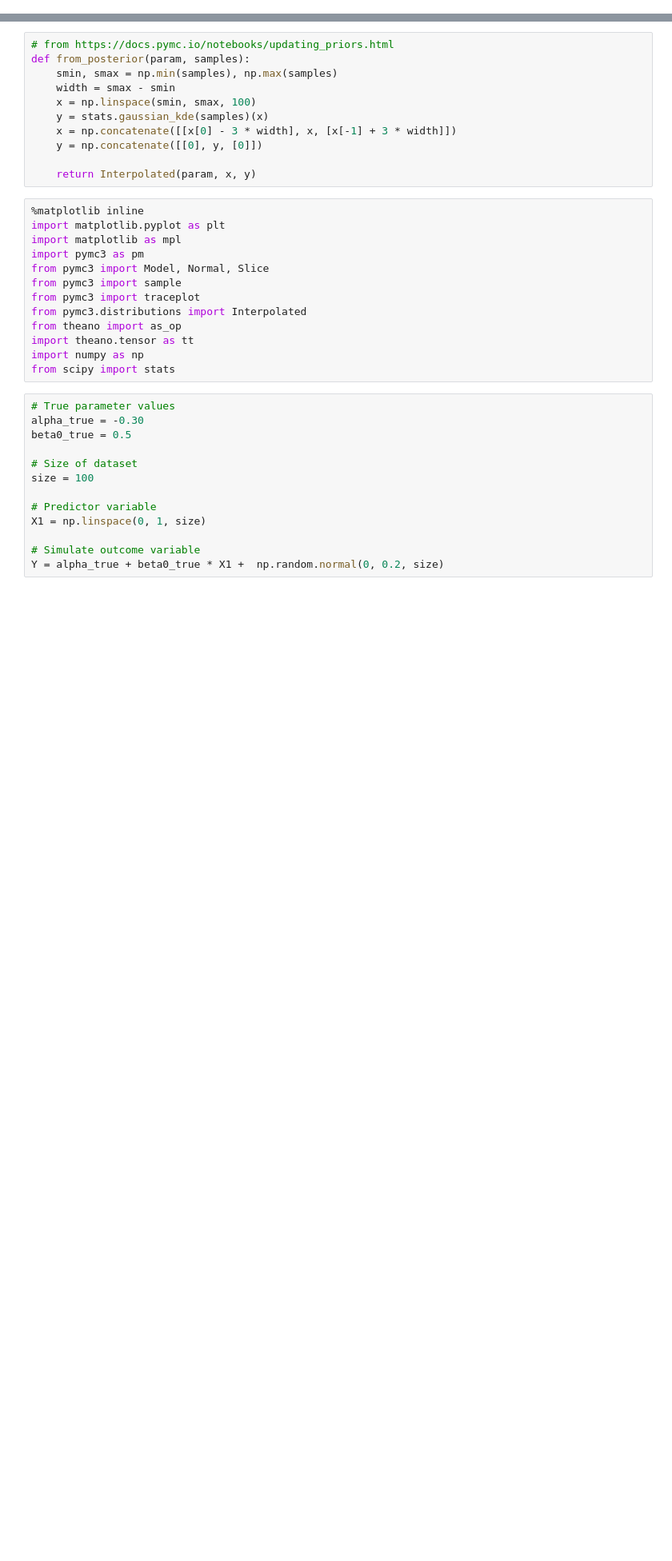
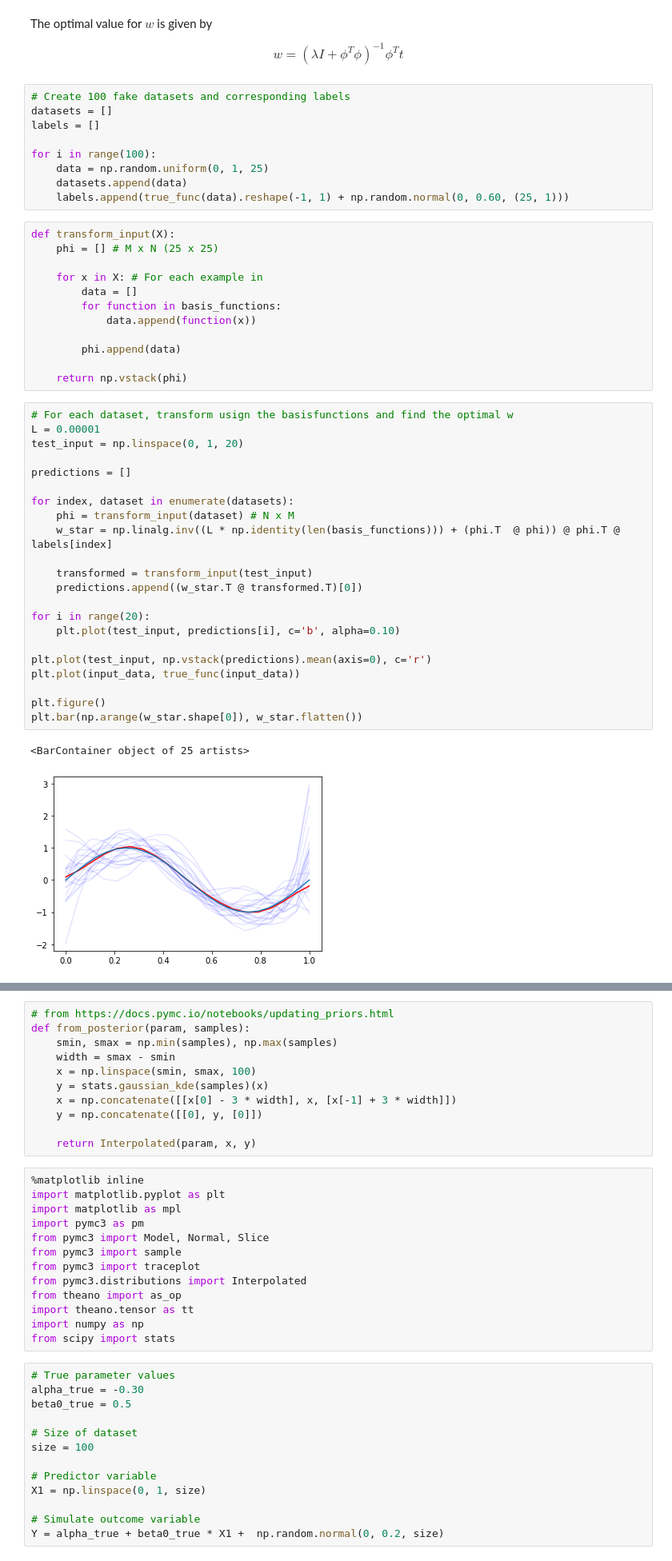
Before and after one commit to wouterMostard/PRML, a Jupyter notebook: Chapter 3 Linear Models for Regression.ipynb, the cells around one changed output, grey strips where cells are left out. Shown at 80% size. Cells and saved outputs as stored; diff of their text form; blank space fills up the shorter version.

```diff
--- a/Chapter 3 Linear Models for Regression.ipynb
+++ b/Chapter 3 Linear Models for Regression.ipynb
@@ -0,0 +57,52 @@
+# %% [markdown]
+The optimal value for $w$ is given by
+
+$$
+    w = (\lambda I + \phi^T\phi)^{-1}\phi^T t
+$$
+# %%
+# Create 100 fake datasets and corresponding labels
+datasets = []
+labels = []
+
+for i in range(100):
+    data = np.random.uniform(0, 1, 25)
+    datasets.append(data)
+    labels.append(true_func(data).reshape(-1, 1) + np.random.normal(0, 0.60, (25, 1)))
+# %%
+def transform_input(X):
+    phi = [] # M x N (25 x 25)
+
+    for x in X: # For each example in
+        data = []
+        for function in basis_functions:
+            data.append(function(x))
+
+        phi.append(data)
+
+    return np.vstack(phi)
+# %%
+# For each dataset, transform usign the basisfunctions and find the optimal w
+L = 0.00001
+test_input = np.linspace(0, 1, 20)
+
+predictions = []
+
+for index, dataset in enumerate(datasets):
+    phi = transform_input(dataset) # N x M
+    w_star = np.linalg.inv((L * np.identity(len(basis_functions))) + (phi.T  @ phi)) @ phi.T @ labels[index]
+
+    transformed = transform_input(test_input)
+    predictions.append((w_star.T @ transformed.T)[0])
+
+for i in range(20):
+    plt.plot(test_input, predictions[i], c='b', alpha=0.10)
+
+plt.plot(test_input, np.vstack(predictions).mean(axis=0), c='r')
+plt.plot(input_data, true_func(input_data))
+
+plt.figure()
+plt.bar(np.arange(w_star.shape[0]), w_star.flatten())
+# %% [output]
+<BarContainer object of 25 artists>
+[figure, added]
```
Also changed, not shown: parts of 9 cells of this notebook, 2 other files.
